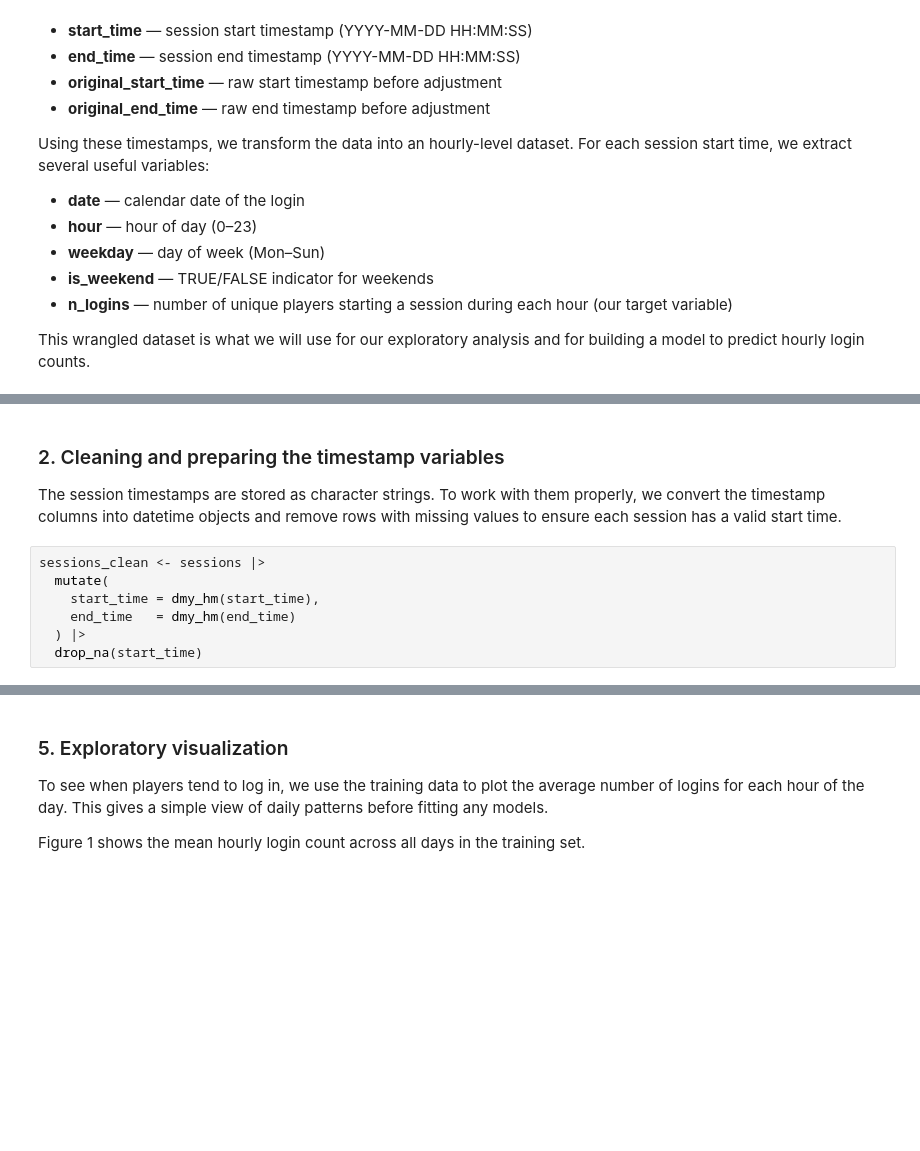
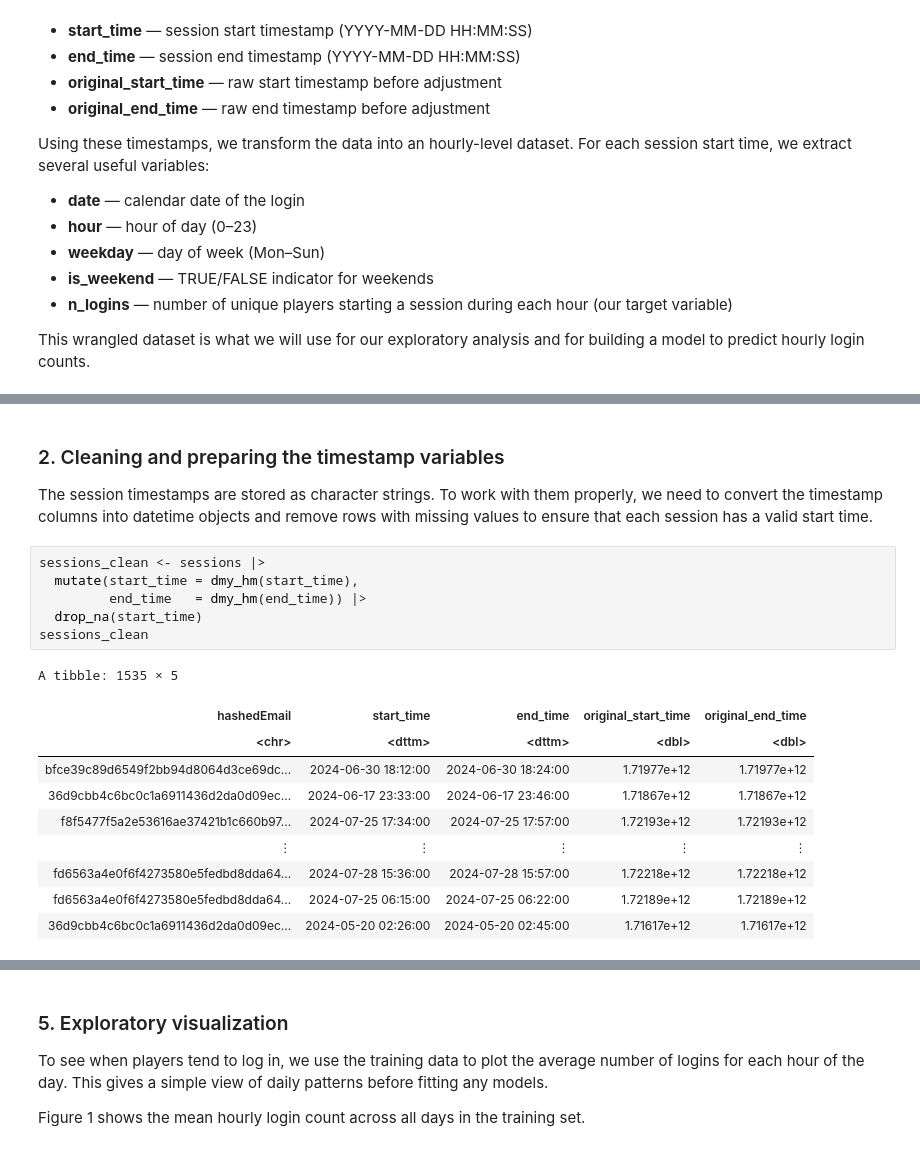
Before and after one commit to xuchenfan/Final-Project, a Jupyter notebook: Final project.ipynb, the cells around one changed output, grey strips where cells are left out. Cells and saved outputs as stored; diff of their text form; blank space fills up the shorter version.

```diff
--- a/Final project.ipynb
+++ b/Final project.ipynb
@@ -65,14 +74,24 @@ A spec_tbl_df: 1535 × 5
 # %% [markdown]
 ### 2. Cleaning and preparing the timestamp variables
 
-The session timestamps are stored as character strings. To work with them properly, we convert the timestamp columns into datetime objects and remove rows with missing values to ensure each session has a valid start time.
+The session timestamps are stored as character strings. To work with them properly, we need to convert the timestamp columns into datetime objects and remove rows with missing values to ensure that each session has a valid start time.
 # %%
 sessions_clean <- sessions |>
-  mutate(
-    start_time = dmy_hm(start_time),
-    end_time   = dmy_hm(end_time)
-  ) |>
+  mutate(start_time = dmy_hm(start_time),
+         end_time   = dmy_hm(end_time)) |>
   drop_na(start_time)
+sessions_clean
+# %% [output]
+A tibble: 1535 × 5
+| hashedEmail | start_time | end_time | original_start_time | original_end_time |
+| <chr> | <dttm> | <dttm> | <dbl> | <dbl> |
+| bfce39c89d6549f2bb94d8064d3ce69dc... | 2024-06-30 18:12:00 | 2024-06-30 18:24:00 | 1.71977e+12 | 1.71977e+12 |
+| 36d9cbb4c6bc0c1a6911436d2da0d09ec... | 2024-06-17 23:33:00 | 2024-06-17 23:46:00 | 1.71867e+12 | 1.71867e+12 |
+| f8f5477f5a2e53616ae37421b1c660b97... | 2024-07-25 17:34:00 | 2024-07-25 17:57:00 | 1.72193e+12 | 1.72193e+12 |
+| ⋮ | ⋮ | ⋮ | ⋮ | ⋮ |
+| fd6563a4e0f6f4273580e5fedbd8dda64... | 2024-07-28 15:36:00 | 2024-07-28 15:57:00 | 1.72218e+12 | 1.72218e+12 |
+| fd6563a4e0f6f4273580e5fedbd8dda64... | 2024-07-25 06:15:00 | 2024-07-25 06:22:00 | 1.72189e+12 | 1.72189e+12 |
+| 36d9cbb4c6bc0c1a6911436d2da0d09ec... | 2024-05-20 02:26:00 | 2024-05-20 02:45:00 | 1.71617e+12 | 1.71617e+12 |
 # %% [markdown]
 ### 3. Creating hourly features and aggregating login counts
 
```
Also changed, not shown: parts of 8 cells of this notebook.
